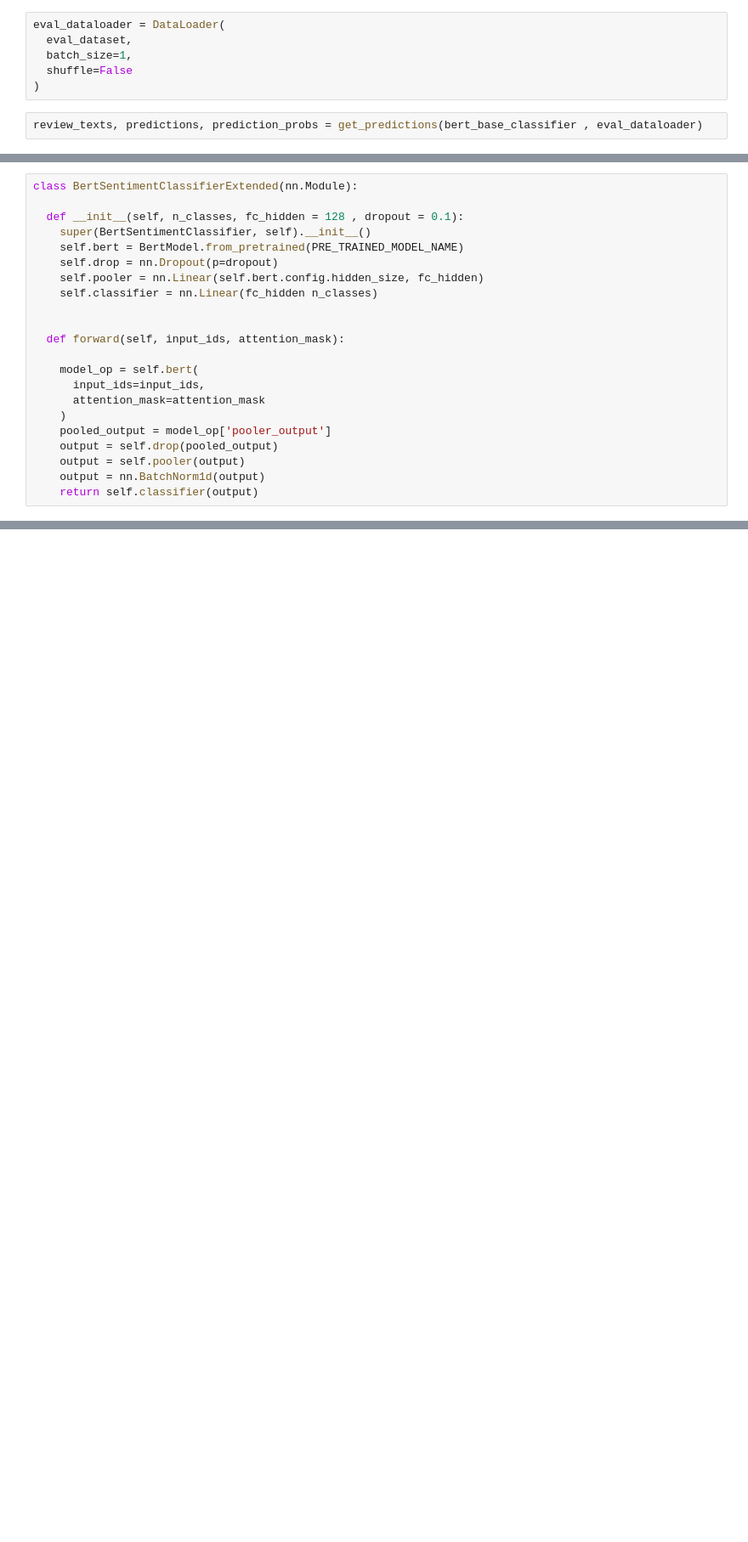
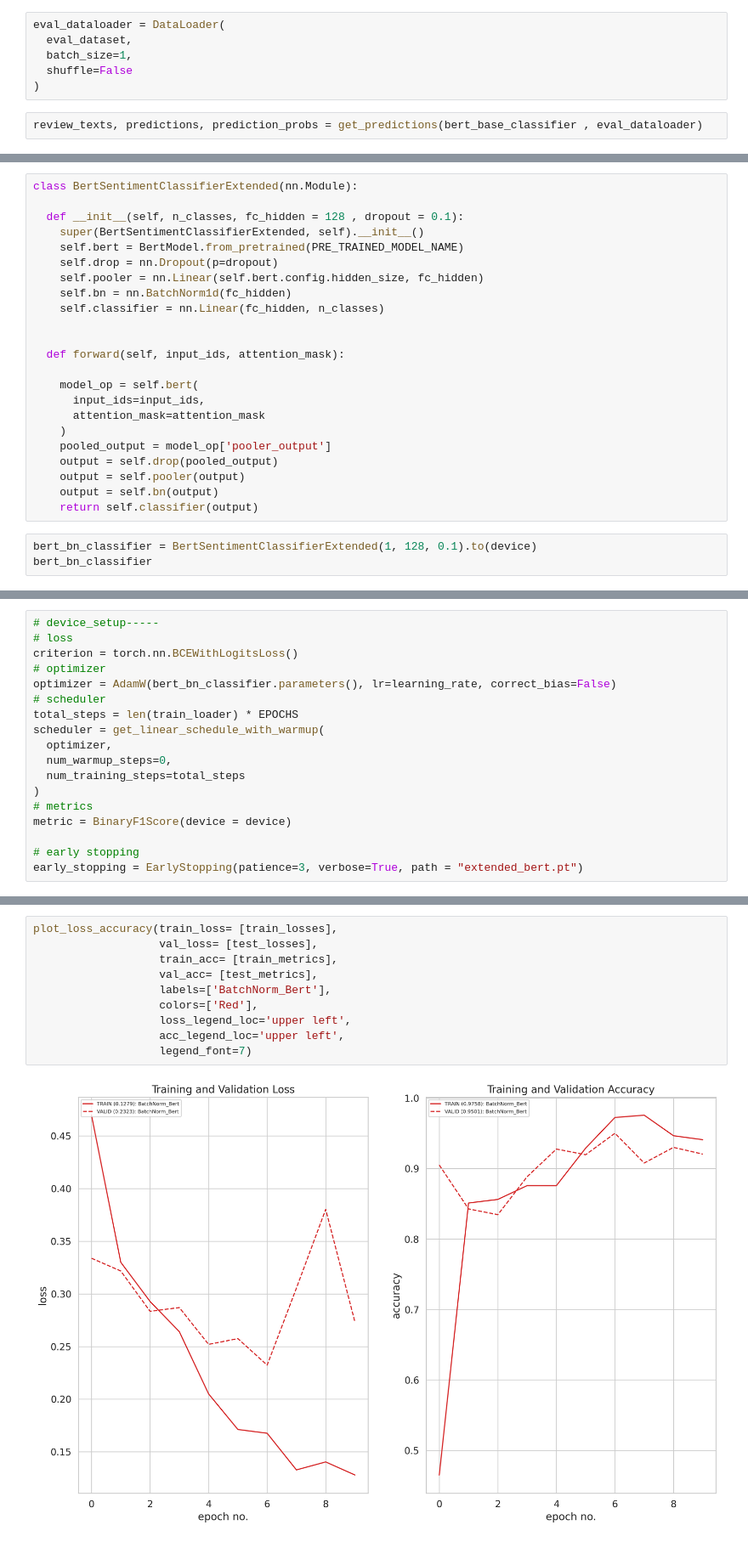
Before and after one commit to soutrik71/MInMaxBERT, a Jupyter notebook: notebook/BertTextClassifier_part2.ipynb, the cells around one changed output, grey strips where cells are left out. Shown at 85% size. Drawn from its saved outputs; the diff is of its cells as text; blank space fills up the shorter version.

```diff
--- a/notebook/BertTextClassifier_part2.ipynb
+++ b/notebook/BertTextClassifier_part2.ipynb
@@ -734,11 +861,12 @@ tensor([0.0011, 0.0017, 0.9996, 0.9985, 0.9997, 0.0024])
 class BertSentimentClassifierExtended(nn.Module):
 
   def __init__(self, n_classes, fc_hidden = 128 , dropout = 0.1):
-    super(BertSentimentClassifier, self).__init__()
+    super(BertSentimentClassifierExtended, self).__init__()
     self.bert = BertModel.from_pretrained(PRE_TRAINED_MODEL_NAME)
     self.drop = nn.Dropout(p=dropout)
     self.pooler = nn.Linear(self.bert.config.hidden_size, fc_hidden)
-    self.classifier = nn.Linear(fc_hidden n_classes)
+    self.bn = nn.BatchNorm1d(fc_hidden)
+    self.classifier = nn.Linear(fc_hidden, n_classes)
 
 
   def forward(self, input_ids, attention_mask):
@@ -750,5 +878,8 @@ class BertSentimentClassifierExtended(nn.Module):
     pooled_output = model_op['pooler_output']
     output = self.drop(pooled_output)
     output = self.pooler(output)
-    output = nn.BatchNorm1d(output)
+    output = self.bn(output)
     return self.classifier(output)
+# %%
+bert_bn_classifier = BertSentimentClassifierExtended(1, 128, 0.1).to(device)
+bert_bn_classifier
@@ -754,0 +904,18 @@ class BertSentimentClassifierExtended(nn.Module):
+# %%
+# device_setup-----
+# loss
+criterion = torch.nn.BCEWithLogitsLoss()
+# optimizer
+optimizer = AdamW(bert_bn_classifier.parameters(), lr=learning_rate, correct_bias=False)
+# scheduler
+total_steps = len(train_loader) * EPOCHS
+scheduler = get_linear_schedule_with_warmup(
+  optimizer,
+  num_warmup_steps=0,
+  num_training_steps=total_steps
+)
+# metrics
+metric = BinaryF1Score(device = device)
+
+# early stopping
+early_stopping = EarlyStopping(patience=3, verbose=True, path = "extended_bert.pt")
@@ -754,0 +1007,12 @@ class BertSentimentClassifierExtended(nn.Module):
+# %%
+plot_loss_accuracy(train_loss= [train_losses],
+                   val_loss= [test_losses],
+                   train_acc= [train_metrics],
+                   val_acc= [test_metrics],
+                   labels=['BatchNorm_Bert'],
+                   colors=['Red'],
+                   loss_legend_loc='upper left',
+                   acc_legend_loc='upper left',
+                   legend_font=7)
+# %% [output]
+[figure, added]
```
Also changed, not shown: parts of 55 cells of this notebook.
